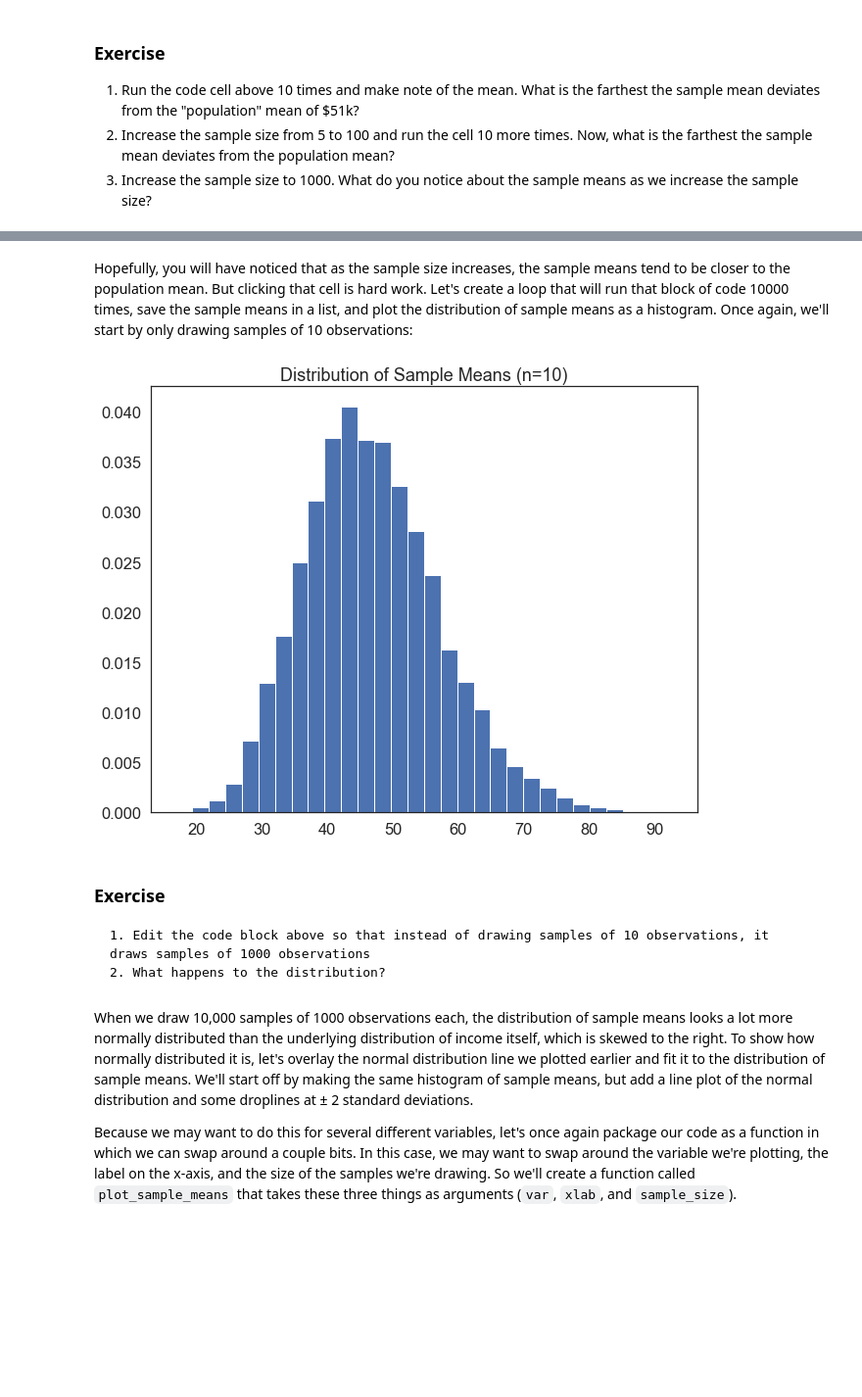
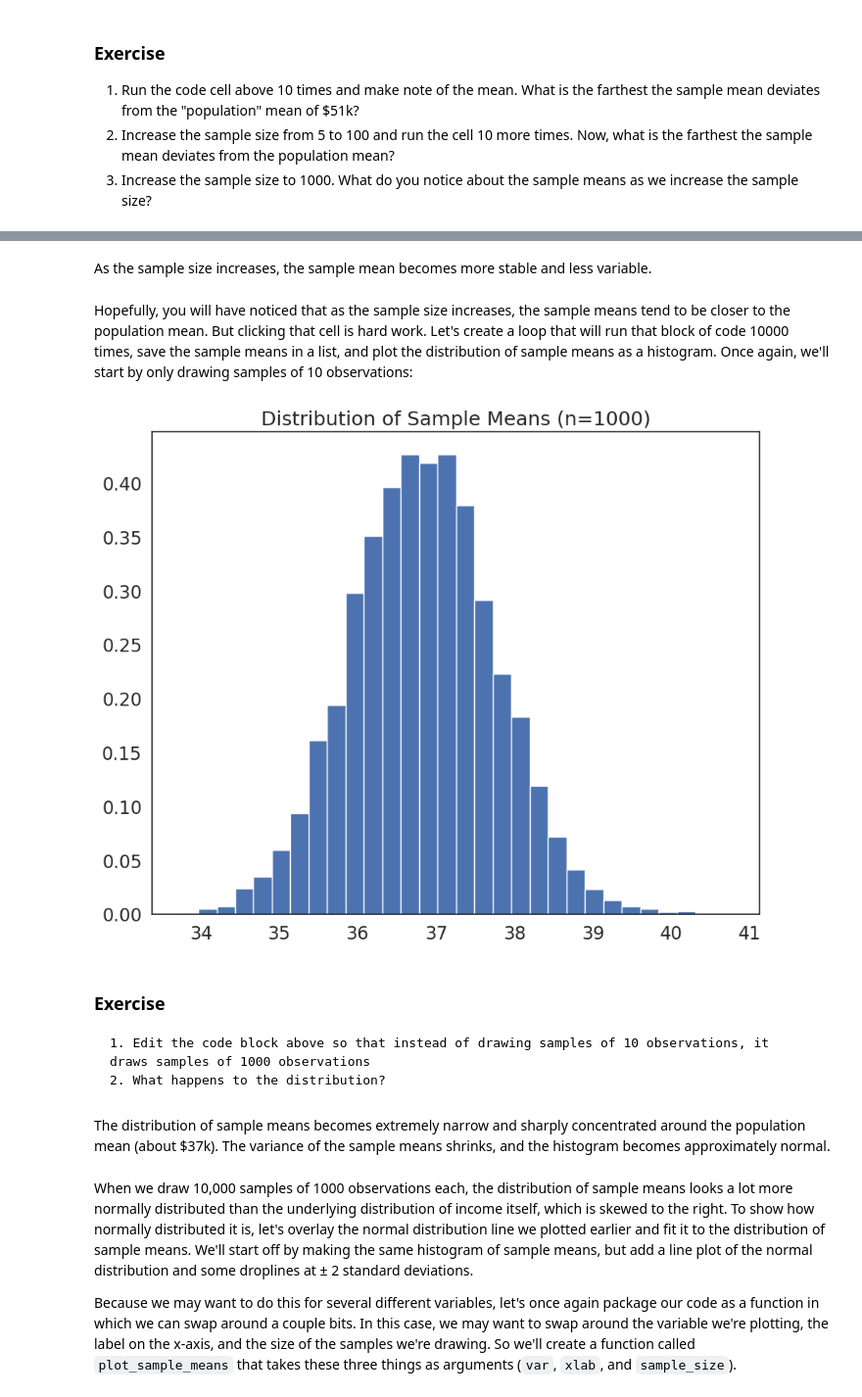
Before and after one commit to xwu23-max/QM2, a Jupyter notebook: notebooks/W05. Distributions and Basic Statistics.ipynb, the cells around one changed output, grey strips where cells are left out. Shown at 98% size. Saved outputs shown, nothing was run; the diff lists cells and outputs as text; code cells hidden in the pictures; blank space fills up the shorter version.

```diff
--- a/notebooks/W05. Distributions and Basic Statistics.ipynb
+++ b/notebooks/W05. Distributions and Basic Statistics.ipynb
@@ -362,26 +412,30 @@ Mean: 33.0
+# %% [markdown]
+As the sample size increases, the sample mean becomes more stable and less variable.
 # %% [markdown]
 Hopefully, you will have noticed that as the sample size increases, the sample means tend to be closer to the population mean. But clicking that cell is hard work. Let's create a loop that will run that block of code 10000 times, save the sample means in a list, and plot the distribution of sample means as a histogram. Once again, we'll start by only drawing samples of 10 observations:
 # %%
 #create an empty list to store sample means
 sample_means=[]
 
-sample_size=10
+sample_size=1000
 # loop 10,000 times.
 for i in range(0,10000):
     sample= df['income'].sample(sample_size, replace=True) # draw a sample of 10 observations from the income variable, with replacement
     sample_mean=sample.mean() # calculate the mean of the sample
     sample_means.append(sample_mean) # append the sample mean to the list of sample means
 
 plt.hist(sample_means, bins=30, edgecolor='white', density=True) # plot a histogram of the sample means
 plt.title('Distribution of Sample Means (n={})'.format(sample_size)) # add a title
 plt.show()
 # %% [output]
-[figure, old version]
+[figure, new version]
 # %% [markdown]
 ### Exercise
 
     1. Edit the code block above so that instead of drawing samples of 10 observations, it draws samples of 1000 observations
     2. What happens to the distribution?
+# %% [markdown]
+The distribution of sample means becomes extremely narrow and sharply concentrated around the population mean (about $37k). The variance of the sample means shrinks, and the histogram becomes approximately normal.
 # %% [markdown]
 When we draw 10,000 samples of 1000 observations each, the distribution of sample means looks a lot more normally distributed than the underlying distribution of income itself, which is skewed to the right. To show how normally distributed it is, let's overlay the normal distribution line we plotted earlier and fit it to the distribution of sample means. We'll start off by making the same histogram of sample means, but add a line plot of the normal distribution and some droplines at ± 2 standard deviations.
 
```
Also changed, not shown: parts of 16 cells of this notebook.
